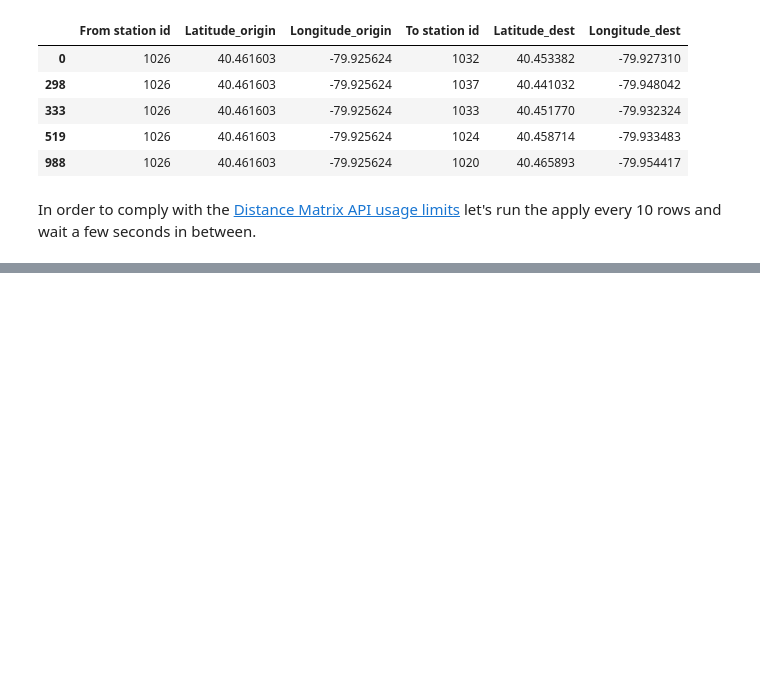
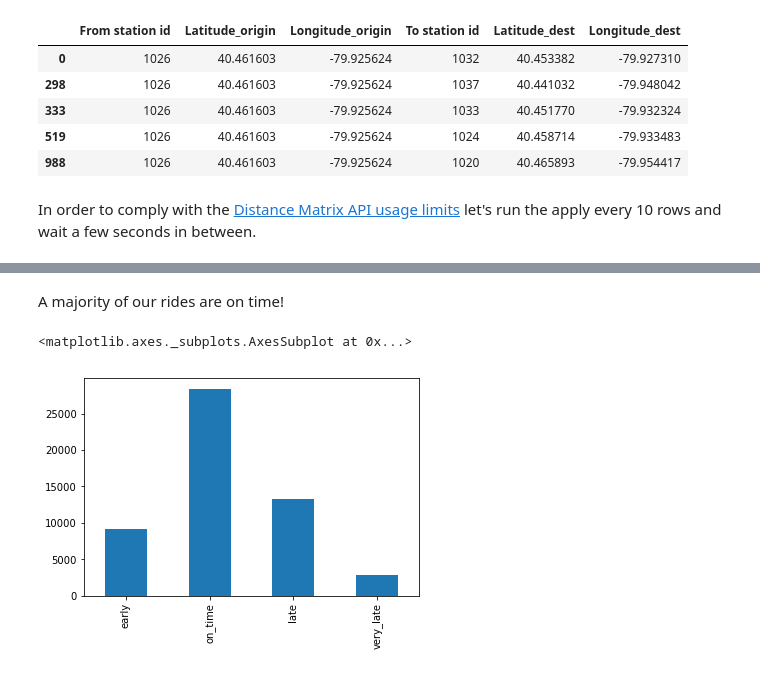
Before and after one commit to AlbertDeFusco/healthyride, a Jupyter notebook: rides2016.ipynb, the cells around one changed output, grey strips where cells are left out. Drawn from its saved outputs; the diff is of its cells as text; code cells hidden in the pictures; blank space fills up the shorter version.

```diff
--- a/rides2016.ipynb
+++ b/rides2016.ipynb
@@ -392,0 +456,5 @@ Timeout: occurred at index 0
+# %%
+diff = (rides_complete['Stoptime'] - rides_complete['Starttime'])
+
+extreme = diff > pd.to_timedelta(2, unit='h')
+extreme.sum()
@@ -392,0 +463,4 @@ Timeout: occurred at index 0
+# %%
+one_way = rides_complete['From station id'] != rides_complete['To station id']
+
+clean = ~wierd & ~extreme & one_way
@@ -392,0 +479,3 @@ Timeout: occurred at index 0
+# %%
+deviation = (diff.loc[clean] - rides_complete.loc[clean, 'time']).dt.total_seconds() / 60
+rides_complete['time deviation (min)'] = deviation
@@ -392,0 +494,10 @@ Timeout: occurred at index 0
+# %%
+times = pd.cut(deviation, bins=[-30, 0, 10, 60, 120], labels=['early', 'on_time', 'late', 'very_late'])
+# %% [markdown]
+A majority of our rides are on time!
+# %%
+by_time = rides_complete.loc[clean].groupby(times)
+by_time['Trip id'].count().plot.bar()
+# %% [output]
+<matplotlib.axes._subplots.AxesSubplot at 0x...>
+[figure, added]
```
Also changed, not shown: parts of 28 cells of this notebook, 2 other files.
